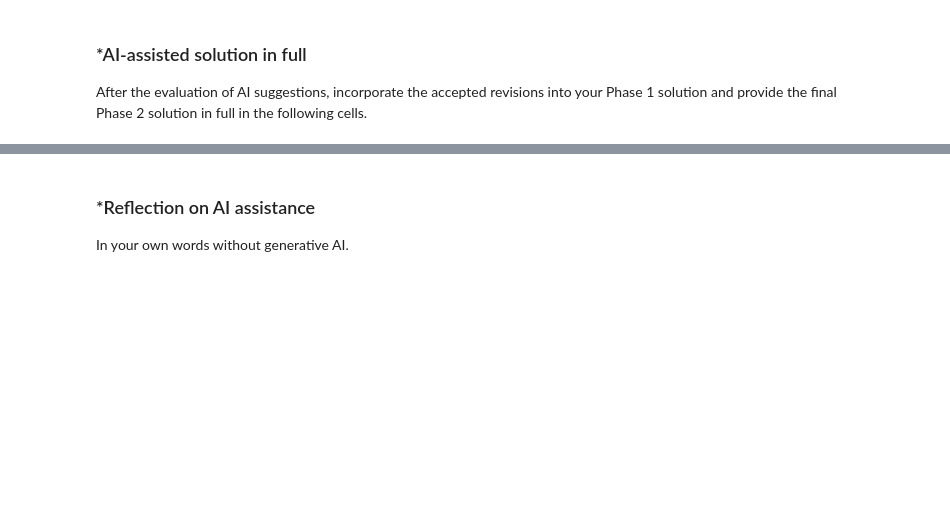
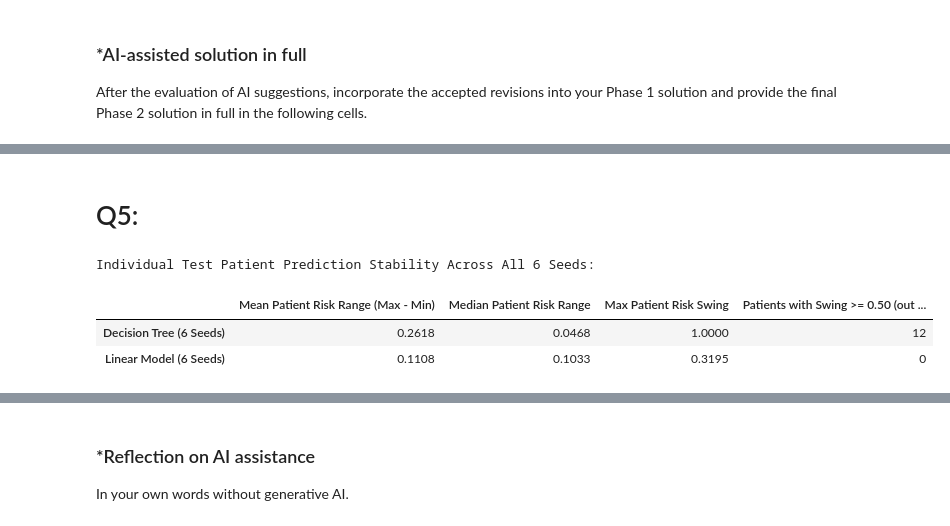
Before and after one commit to sbillel/L03-tree-stability, a Jupyter notebook: notebook.ipynb, the cells around one changed output, grey strips where cells are left out. Cells and saved outputs as stored; diff of their text form; code cells hidden in the pictures; blank space fills up the shorter version.

```diff
--- a/notebook.ipynb
+++ b/notebook.ipynb
@@ -671,0 +1375,21 @@ After the evaluation of AI suggestions, incorporate the accepted revisions into
+# %% [markdown]
+# Q5:
+# %%
+# PHASE 2 IMPROVEMENT 4a: Quantify per-patient prediction swings across the 6 seeds on X_test0
+tree_patient_range = tree_preds.max(axis=1) - tree_preds.min(axis=1)
+lm_patient_range = lm_preds.max(axis=1) - lm_preds.min(axis=1)
+
+swing_summary = pd.DataFrame({
+    'Mean Patient Risk Range (Max - Min)': [tree_patient_range.mean(), lm_patient_range.mean()],
+    'Median Patient Risk Range': [tree_patient_range.median(), lm_patient_range.median()],
+    'Max Patient Risk Swing': [tree_patient_range.max(), lm_patient_range.max()],
+    'Patients with Swing >= 0.50 (out of 60)': [int((tree_patient_range >= 0.50).sum()), int((lm_patient_range >= 0.50).sum())]
+}, index=['Decision Tree (6 Seeds)', 'Linear Model (6 Seeds)'])
+
+print("Individual Test Patient Prediction Stability Across All 6 Seeds:")
+display(swing_summary.round(4))
+# %% [output]
+Individual Test Patient Prediction Stability Across All 6 Seeds:
+|  | Mean Patient Risk Range (Max - Min) | Median Patient Risk Range | Max Patient Risk Swing | Patients with Swing >= 0.50 (out ... |
+| Decision Tree (6 Seeds) | 0.2618 | 0.0468 | 1.0000 | 12 |
+| Linear Model (6 Seeds) | 0.1108 | 0.1033 | 0.3195 | 0 |
```
Also changed, not shown: parts of 25 cells of this notebook.
